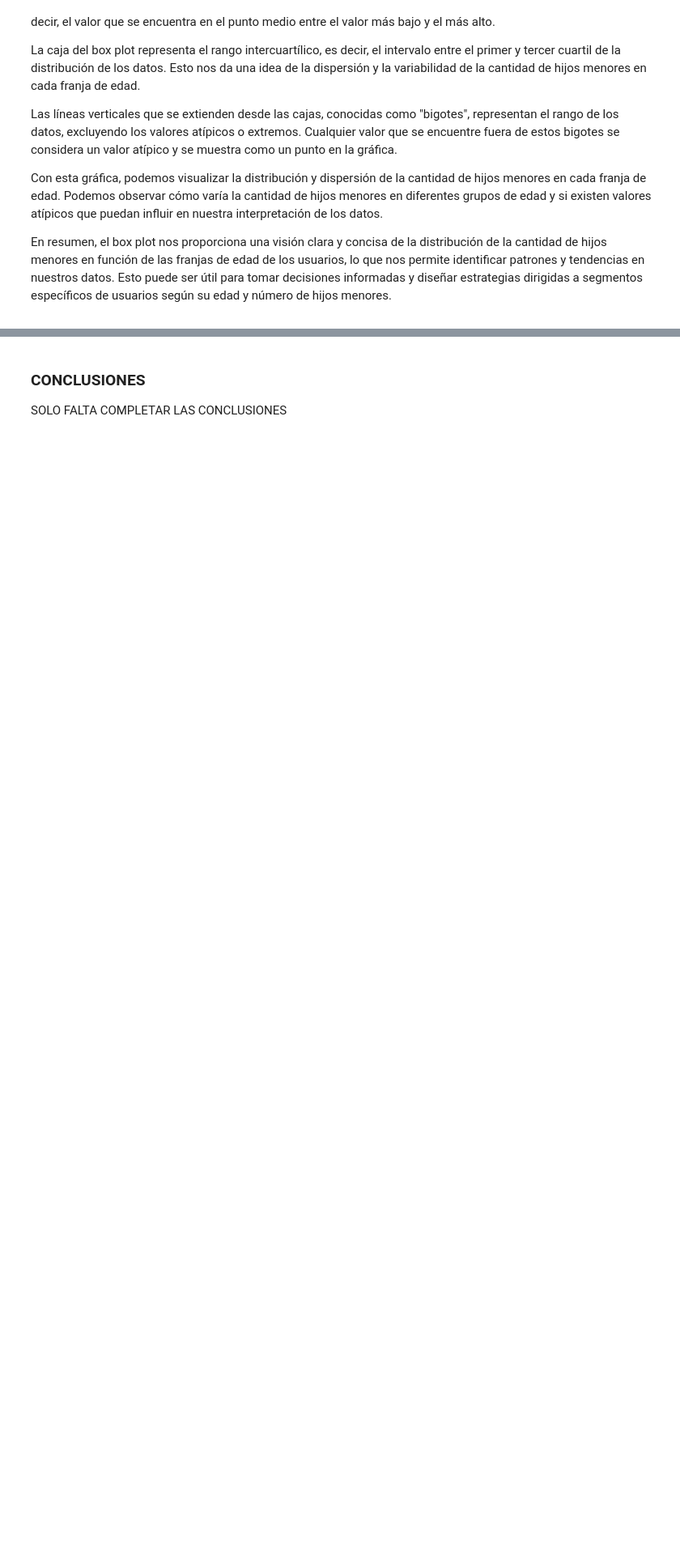
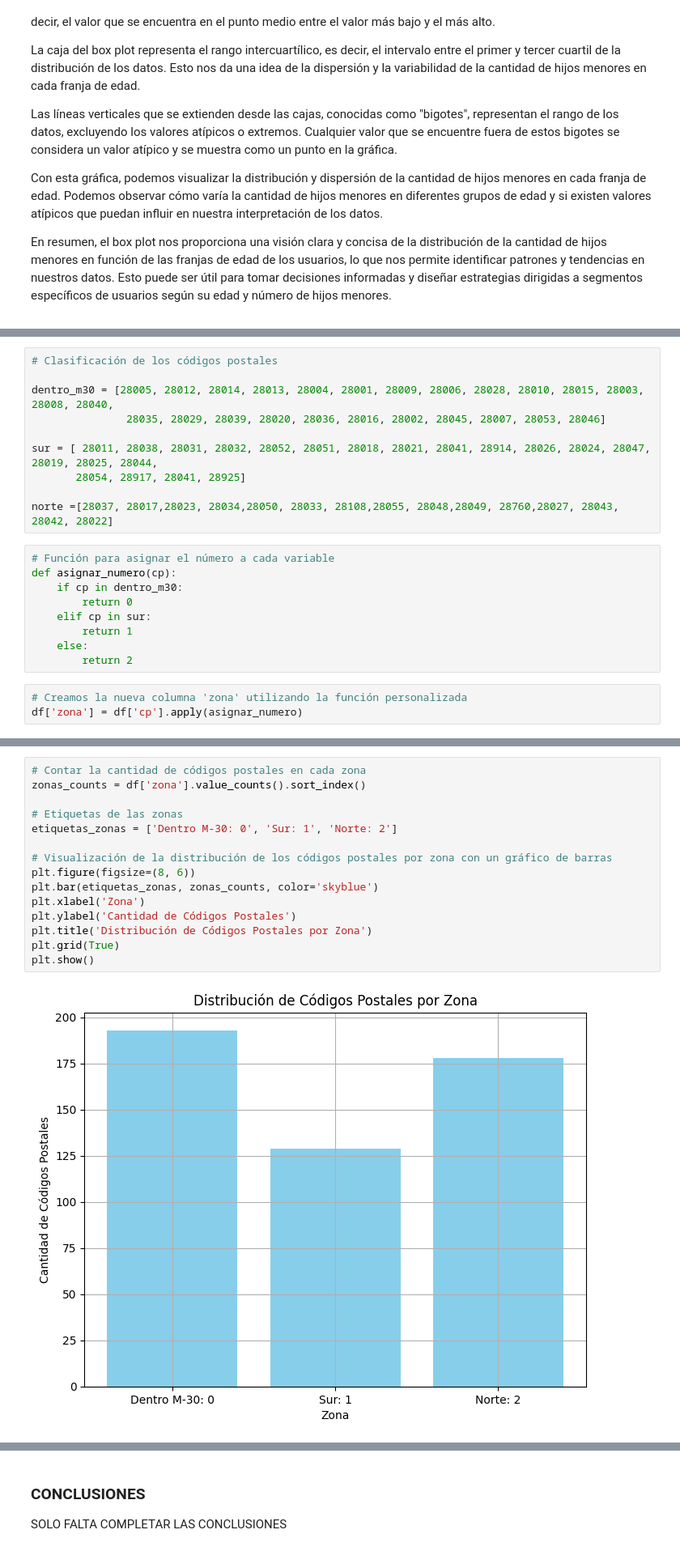
Before and after one commit to AlexCapis/HEATY---Aplicacion-Web-para-Olas-de-Calor, a Jupyter notebook: notebooks/eda_users.ipynb, the cells around one changed output, grey strips where cells are left out. Shown at 81% size. Saved outputs shown, nothing was run; the diff lists cells and outputs as text; folded sections open; blank space fills up the shorter version.

```diff
--- a/notebooks/eda_users.ipynb
+++ b/notebooks/eda_users.ipynb
@@ -804,0 +865,22 @@ En resumen, el box plot nos proporciona una visión clara y concisa de la distri
+# %%
+# Clasificación de los códigos postales
+
+dentro_m30 = [28005, 28012, 28014, 28013, 28004, 28001, 28009, 28006, 28028, 28010, 28015, 28003, 28008, 28040,
+               28035, 28029, 28039, 28020, 28036, 28016, 28002, 28045, 28007, 28053, 28046]
+
+sur = [ 28011, 28038, 28031, 28032, 28052, 28051, 28018, 28021, 28041, 28914, 28026, 28024, 28047, 28019, 28025, 28044,
+       28054, 28917, 28041, 28925]
+
+norte =[28037, 28017,28023, 28034,28050, 28033, 28108,28055, 28048,28049, 28760,28027, 28043, 28042, 28022]
+# %%
+# Función para asignar el número a cada variable
+def asignar_numero(cp):
+    if cp in dentro_m30:
+        return 0
+    elif cp in sur:
+        return 1
+    else:
+        return 2
+# %%
+# Creamos la nueva columna 'zona' utilizando la función personalizada
+df['zona'] = df['cp'].apply(asignar_numero)
@@ -804,0 +903,17 @@ En resumen, el box plot nos proporciona una visión clara y concisa de la distri
+# %%
+# Contar la cantidad de códigos postales en cada zona
+zonas_counts = df['zona'].value_counts().sort_index()
+
+# Etiquetas de las zonas
+etiquetas_zonas = ['Dentro M-30: 0', 'Sur: 1', 'Norte: 2']
+
+# Visualización de la distribución de los códigos postales por zona con un gráfico de barras
+plt.figure(figsize=(8, 6))
+plt.bar(etiquetas_zonas, zonas_counts, color='skyblue')
+plt.xlabel('Zona')
+plt.ylabel('Cantidad de Códigos Postales')
+plt.title('Distribución de Códigos Postales por Zona')
+plt.grid(True)
+plt.show()
+# %% [output]
+[figure, added]
```
Also changed, not shown: parts of 13 cells of this notebook, 1 other file.
